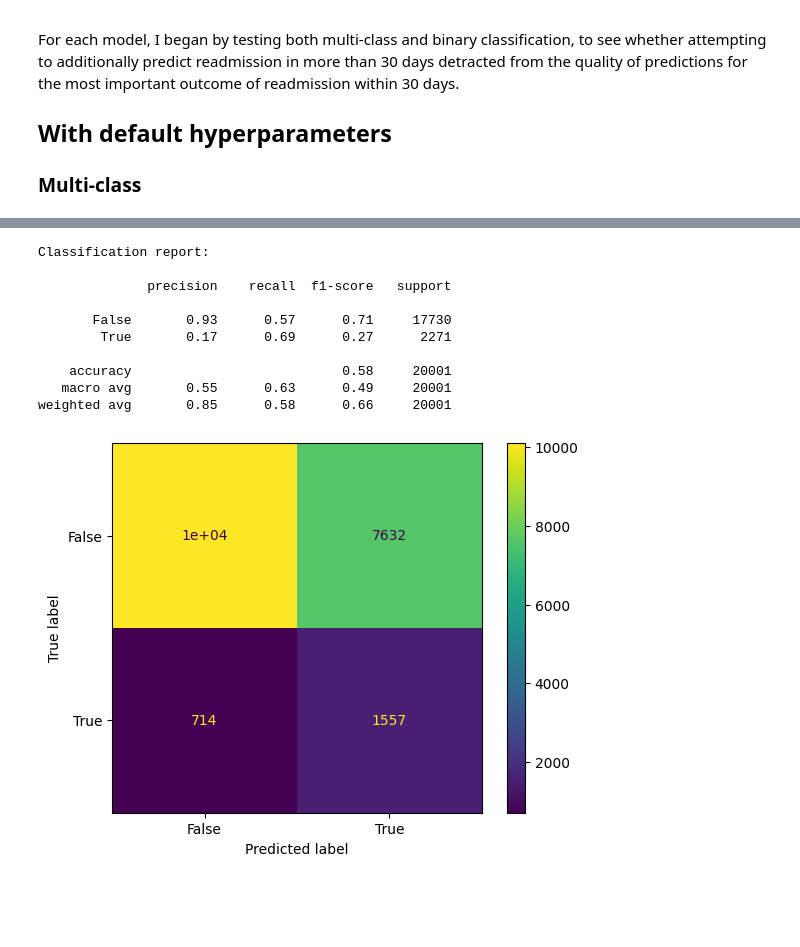
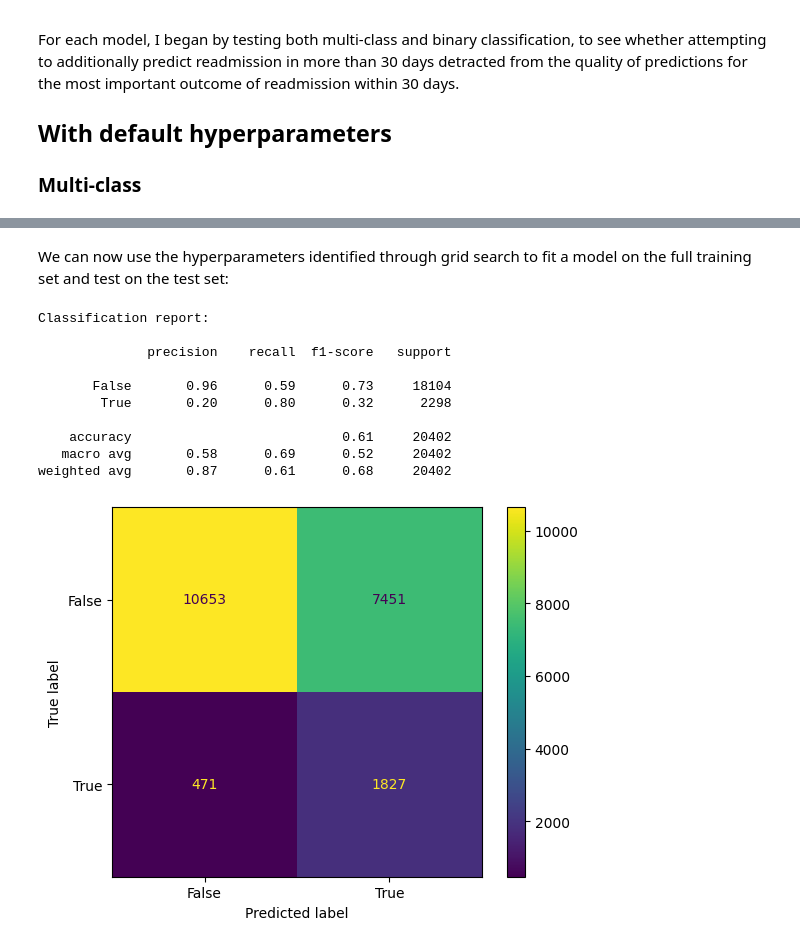
Before and after one commit to bennettJG/data17200project, a Jupyter notebook: Supervised_Learning.ipynb, the cells around one changed output, grey strips where cells are left out. Cells and saved outputs as stored; diff of their text form; code cells hidden in the pictures; blank space fills up the shorter version.

Commit message:
Hyperparameter tuning + re-ran everything after implementing the proper grouping/stratification during CV

```diff
--- a/Supervised_Learning.ipynb
+++ b/Supervised_Learning.ipynb
@@ -5,6 +5,10 @@
 
 import zipfile, io, pickle
 from urllib.request import urlopen
+
+# Suppress non-convergence warnings from LogisticRegression for readability
+import warnings
+warnings.filterwarnings("ignore")
 
 r = urlopen("https://github.com/bennettJG/data17200project/raw/refs/heads/main/preprocessed_data.zip")
 #print(r)
@@ -13,6 +17,11 @@ z.extractall()
 
 with open("preprocessed_data.pkl", "rb") as input_file:
   X_train_scaled, X_test_scaled, y_train, y_test = pickle.load(input_file)
+
+groups_train = X_train_scaled['patient_nbr']
+groups_traintest = pd.concat([X_train_scaled, X_test_scaled])['patient_nbr']
+X_train_scaled = X_train_scaled.drop('patient_nbr', axis=1)
+X_test_scaled = X_test_scaled.drop('patient_nbr', axis=1)
 # %%
 # Import needed libraries
 import pandas as pd
@@ -158,17 +255,17 @@ weighted avg       0.84      0.66      0.72     20001
+# %% [markdown]
+We can now use the hyperparameters identified through grid search to fit a model on the full training set and test on the test set:
 # %%
-#!pip install xgboost
-from xgboost import XGBClassifier
-xgb_binary = XGBClassifier(random_state=random_state, scale_pos_weight = 9, learning_rate=.04, max_depth=6, reg_lambda=10)
-calculate_test_metrics(xgb_binary, X_train_scaled, X_test_scaled, y_train['readmit_less30'], y_test['readmit_less30'])
+rf_binary_tuned = RandomForestClassifier(random_state=random_state, class_weight='balanced_subsample', max_depth=6, n_estimators=50)
+calculate_test_metrics(rf_binary_tuned, X_train_scaled, X_test_scaled, y_train['readmit_less30'], y_test['readmit_less30'])
 # %% [output]
 Classification report:
 
               precision    recall  f1-score   support
 
-       False       0.93      0.57      0.71     17730
-        True       0.17      0.69      0.27      2271
+       False       0.96      0.59      0.73     18104
+        True       0.20      0.80      0.32      2298
 
-    accuracy                           0.58     20001
-   macro avg       0.55      0.63      0.49     20001
-weighted avg       0.85      0.58      0.66     20001
+    accuracy                           0.61     20402
+   macro avg       0.58      0.69      0.52     20402
+weighted avg       0.87      0.61      0.68     20402
-[figure, old version]
+[figure, new version]
```
Also changed, not shown: parts of 31 cells of this notebook.
